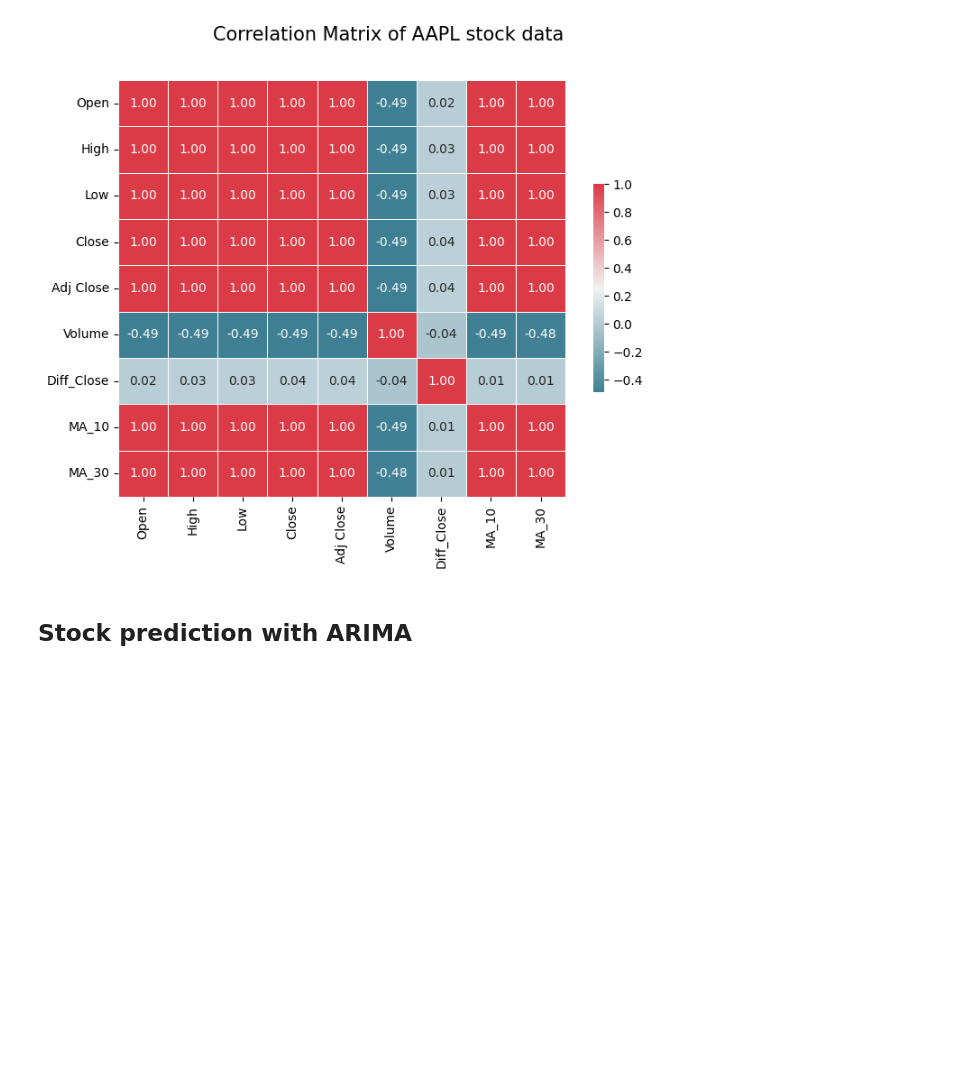
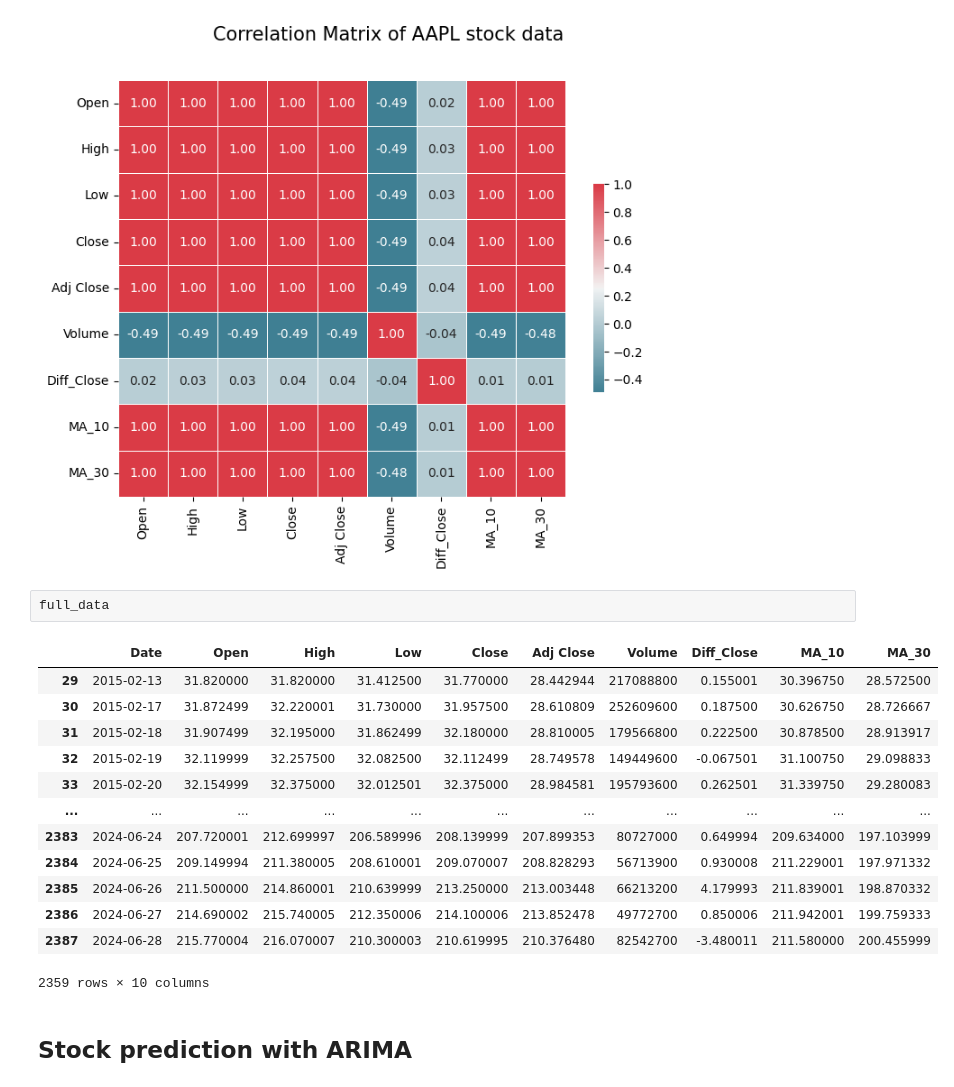
Before and after one commit to songthao1610/FinPortOpt, a Jupyter notebook: stock_model.ipynb, the cells around one changed output. Drawn from its saved outputs; the diff is of its cells as text; blank space fills up the shorter version.

```diff
--- a/stock_model.ipynb
+++ b/stock_model.ipynb
@@ -273,6 +274,22 @@ def correlation_matrix(df, numeric_cols):
 correlation_matrix(full_data, num_cols)
 # %% [output]
 [figure]
+# %%
+full_data
+# %% [output]
+|  | Date | Open | High | Low | Close | Adj Close | Volume | Diff_Close | MA_10 | MA_30 |
+| 29 | 2015-02-13 | 31.820000 | 31.820000 | 31.412500 | 31.770000 | 28.442944 | 217088800 | 0.155001 | 30.396750 | 28.572500 |
+| 30 | 2015-02-17 | 31.872499 | 32.220001 | 31.730000 | 31.957500 | 28.610809 | 252609600 | 0.187500 | 30.626750 | 28.726667 |
+| 31 | 2015-02-18 | 31.907499 | 32.195000 | 31.862499 | 32.180000 | 28.810005 | 179566800 | 0.222500 | 30.878500 | 28.913917 |
+| 32 | 2015-02-19 | 32.119999 | 32.257500 | 32.082500 | 32.112499 | 28.749578 | 149449600 | -0.067501 | 31.100750 | 29.098833 |
+| 33 | 2015-02-20 | 32.154999 | 32.375000 | 32.012501 | 32.375000 | 28.984581 | 195793600 | 0.262501 | 31.339750 | 29.280083 |
+| ... | ... | ... | ... | ... | ... | ... | ... | ... | ... | ... |
+| 2383 | 2024-06-24 | 207.720001 | 212.699997 | 206.589996 | 208.139999 | 207.899353 | 80727000 | 0.649994 | 209.634000 | 197.103999 |
+| 2384 | 2024-06-25 | 209.149994 | 211.380005 | 208.610001 | 209.070007 | 208.828293 | 56713900 | 0.930008 | 211.229001 | 197.971332 |
+| 2385 | 2024-06-26 | 211.500000 | 214.860001 | 210.639999 | 213.250000 | 213.003448 | 66213200 | 4.179993 | 211.839001 | 198.870332 |
+| 2386 | 2024-06-27 | 214.690002 | 215.740005 | 212.350006 | 214.100006 | 213.852478 | 49772700 | 0.850006 | 211.942001 | 199.759333 |
+| 2387 | 2024-06-28 | 215.770004 | 216.070007 | 210.300003 | 210.619995 | 210.376480 | 82542700 | -3.480011 | 211.580000 | 200.455999 |
+2359 rows × 10 columns
 # %% [markdown]
 ## Stock prediction with ARIMA
 # %% [markdown]
```
Also changed, not shown: parts of 10 cells of this notebook, 1 other file.
